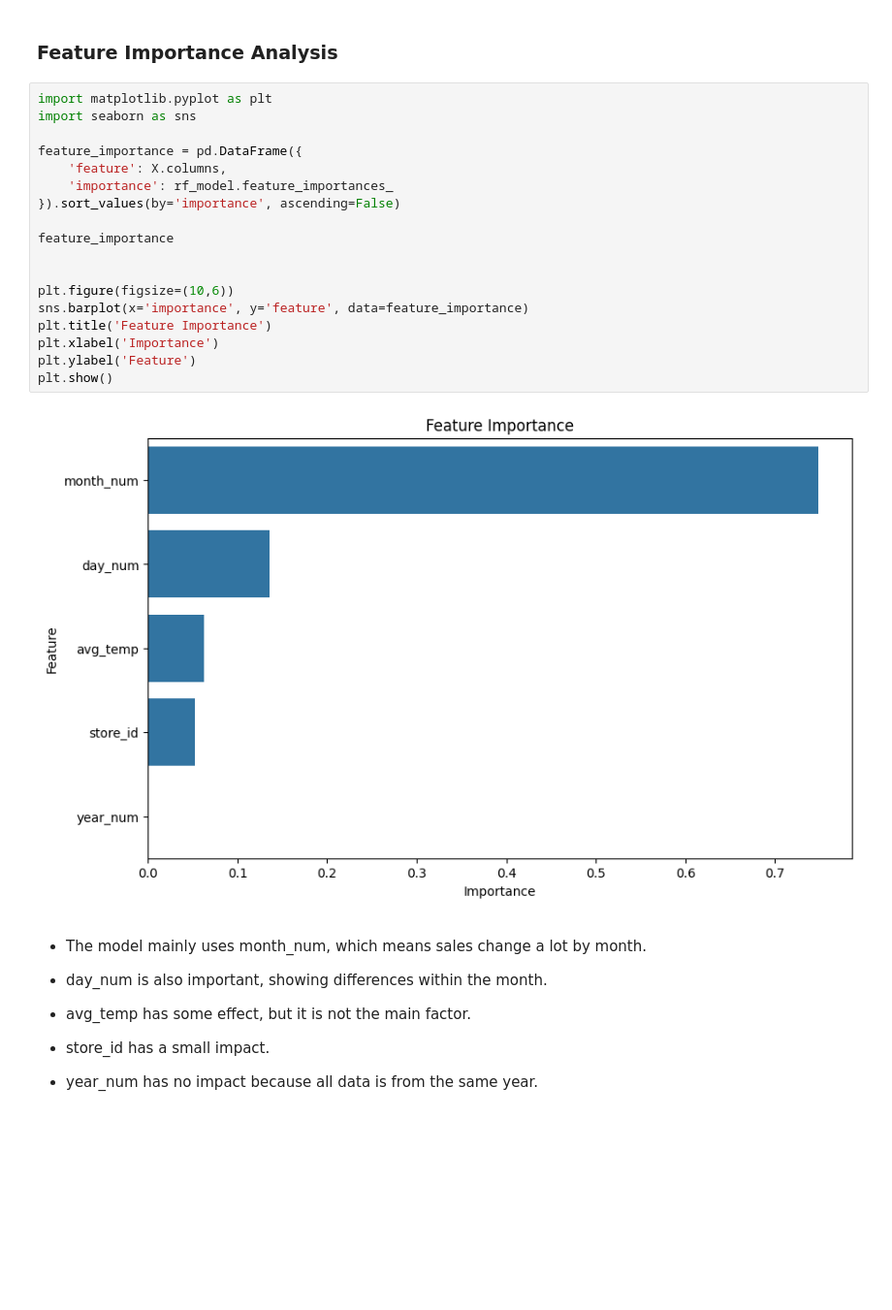
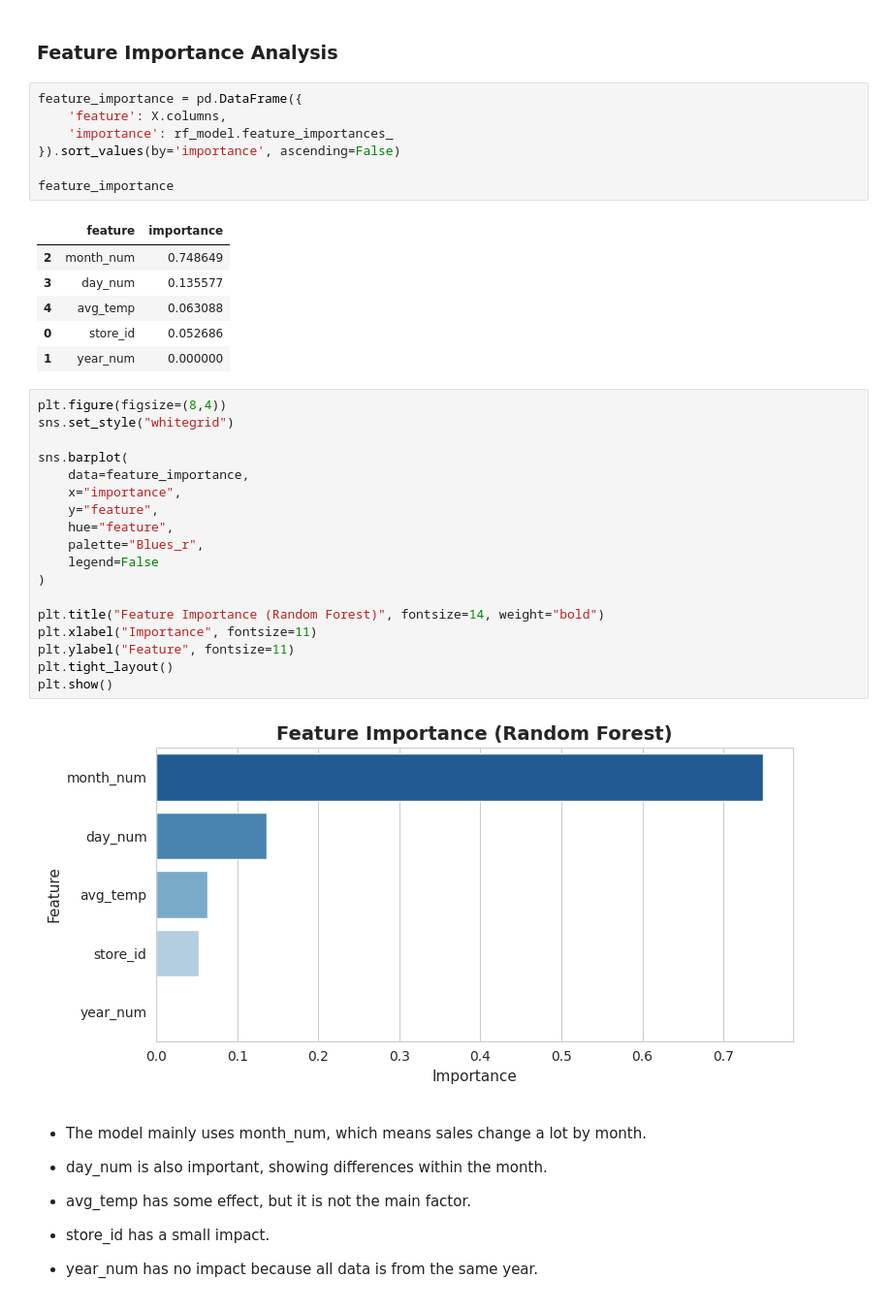
Before and after one commit to zara-abdulla/coffee-shop-sales-analysis, a Jupyter notebook: analysis/sales_forecasting_with_weather.ipynb, the cells around one changed output. Shown at 97% size. Cells and saved outputs as stored; diff of their text form; blank space fills up the shorter version.

```diff
--- a/analysis/sales_forecasting_with_weather.ipynb
+++ b/analysis/sales_forecasting_with_weather.ipynb
@@ -234,26 +234,40 @@ This is just a technical number
 It is mainly used to calculate RMSE
 # %% [markdown]
 ### Feature Importance Analysis
+# %%
+feature_importance = pd.DataFrame({
+    'feature': X.columns,
+    'importance': rf_model.feature_importances_
+}).sort_values(by='importance', ascending=False)
+
+feature_importance
+# %% [output]
+|  | feature | importance |
+| 2 | month_num | 0.748649 |
+| 3 | day_num | 0.135577 |
+| 4 | avg_temp | 0.063088 |
+| 0 | store_id | 0.052686 |
+| 1 | year_num | 0.000000 |
 # %%
-import matplotlib.pyplot as plt
-import seaborn as sns
+plt.figure(figsize=(8,4))
+sns.set_style("whitegrid")
 
-feature_importance = pd.DataFrame({
-    'feature': X.columns,
-    'importance': rf_model.feature_importances_
-}).sort_values(by='importance', ascending=False)
+sns.barplot(
+    data=feature_importance,
+    x="importance",
+    y="feature",
+    hue="feature",
+    palette="Blues_r",
+    legend=False
+)
 
-feature_importance
-
-
-plt.figure(figsize=(10,6))
-sns.barplot(x='importance', y='feature', data=feature_importance)
-plt.title('Feature Importance')
-plt.xlabel('Importance')
-plt.ylabel('Feature')
+plt.title("Feature Importance (Random Forest)", fontsize=14, weight="bold")
+plt.xlabel("Importance", fontsize=11)
+plt.ylabel("Feature", fontsize=11)
+plt.tight_layout()
 plt.show()
 # %% [output]
-[figure, old version]
+[figure, new version]
 # %% [markdown]
 - The model mainly uses month_num, which means sales change a lot by month.
 
```
Also changed, not shown: parts of 7 cells of this notebook.
